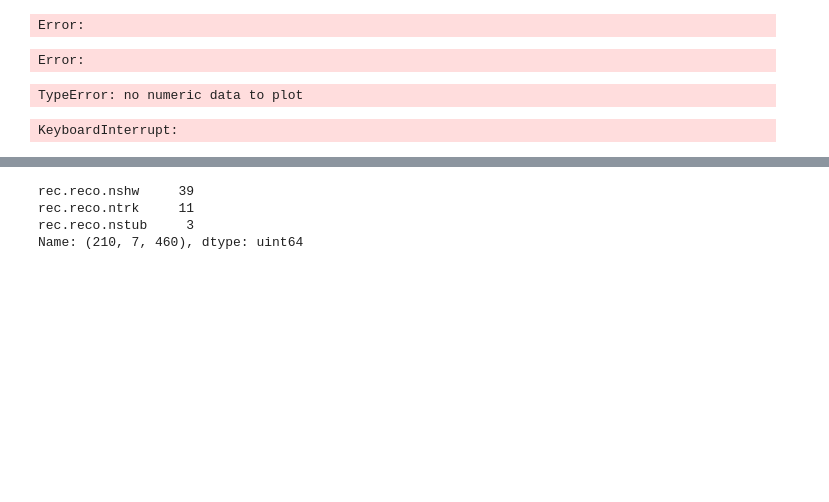
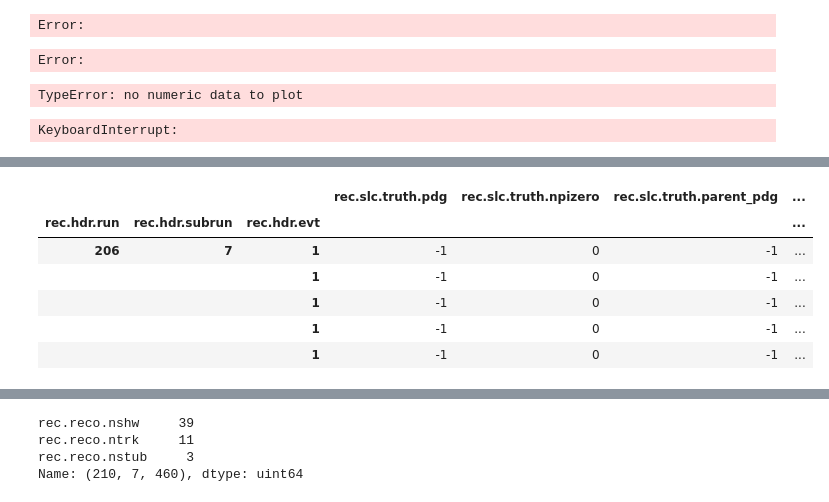
Before and after one commit to bear-is-asleep/nuescat_fullsample, a Jupyter notebook: testing.ipynb, the cells around one changed output, grey strips where cells are left out. Drawn from its saved outputs; the diff is of its cells as text; code cells hidden in the pictures; blank space fills up the shorter version.

```diff
--- a/testing.ipynb
+++ b/testing.ipynb
@@ -263,0 +343,10 @@ nreco = CAFpic.get_df(tree[recTree_name],nreco_keys)
+# %%
+slc.head()
+# %% [output]
+|  |  |  | rec.slc.truth.pdg | rec.slc.truth.npizero | rec.slc.truth.parent_pdg | ... |
+| rec.hdr.run | rec.hdr.subrun | rec.hdr.evt |  |  |  | ... |
+| 206 | 7 | 1 | -1 | 0 | -1 | ... |
+|  |  | 1 | -1 | 0 | -1 | ... |
+|  |  | 1 | -1 | 0 | -1 | ... |
+|  |  | 1 | -1 | 0 | -1 | ... |
+|  |  | 1 | -1 | 0 | -1 | ... |
```
Also changed, not shown: parts of 10 cells of this notebook, 12 other files.
